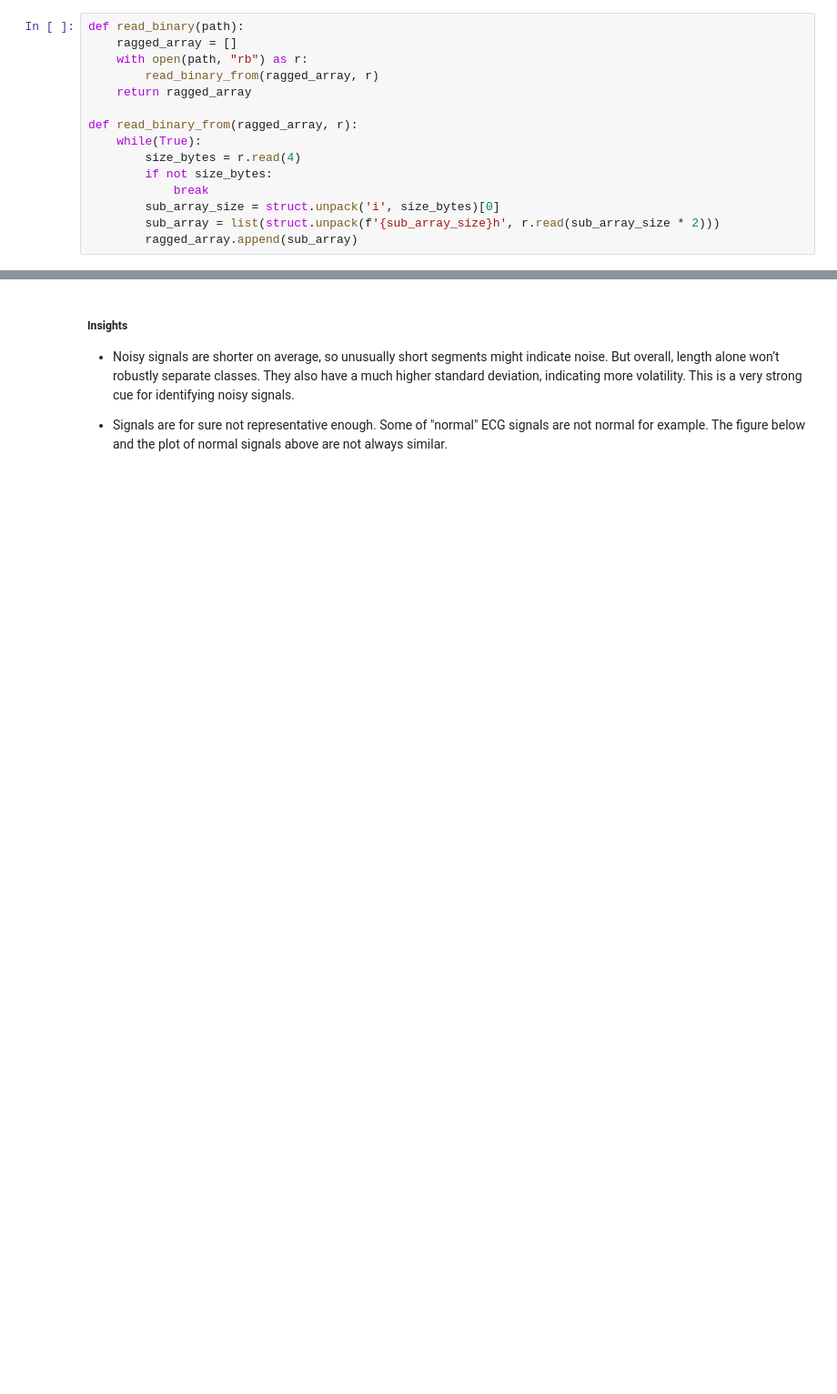
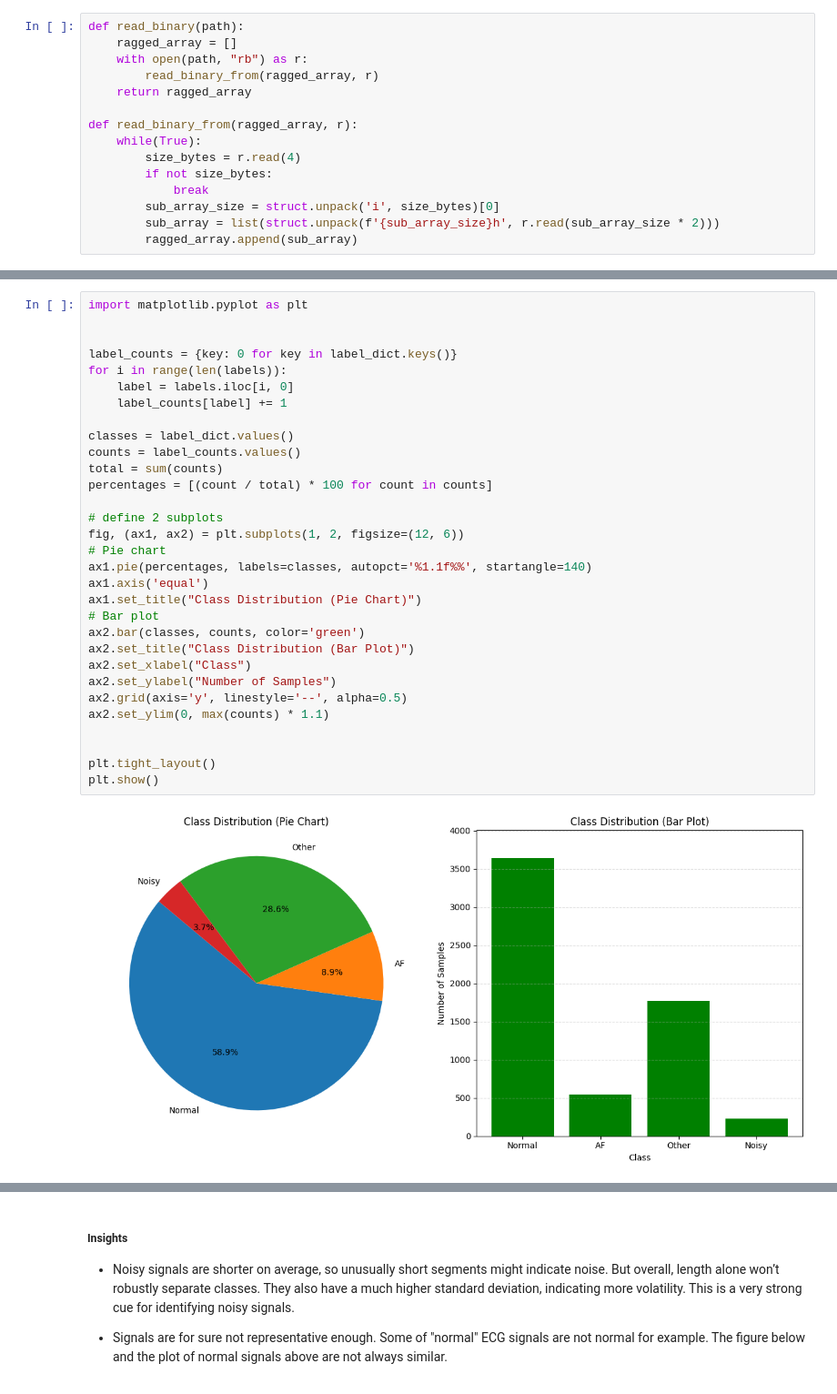
Before and after one commit to emirhansarioglu/ecg-timeseries-model, a Jupyter notebook: Dataset_Exploration/EDA.ipynb, the cells around one changed output, grey strips where cells are left out. Shown at 91% size. Saved outputs shown, nothing was run; the diff lists cells and outputs as text; blank space fills up the shorter version.

```diff
--- a/Dataset_Exploration/EDA.ipynb
+++ b/Dataset_Exploration/EDA.ipynb
@@ -113,3 +123,36 @@ max_length: 18000
+# %%
+import matplotlib.pyplot as plt
+
+
+label_counts = {key: 0 for key in label_dict.keys()}
+for i in range(len(labels)):
+    label = labels.iloc[i, 0]
+    label_counts[label] += 1
+
+classes = label_dict.values()
+counts = label_counts.values()
+total = sum(counts)
+percentages = [(count / total) * 100 for count in counts]
+
+# define 2 subplots
+fig, (ax1, ax2) = plt.subplots(1, 2, figsize=(12, 6))
+# Pie chart
+ax1.pie(percentages, labels=classes, autopct='%1.1f%%', startangle=140)
+ax1.axis('equal')
+ax1.set_title("Class Distribution (Pie Chart)")
+# Bar plot
+ax2.bar(classes, counts, color='green')
+ax2.set_title("Class Distribution (Bar Plot)")
+ax2.set_xlabel("Class")
+ax2.set_ylabel("Number of Samples")
+ax2.grid(axis='y', linestyle='--', alpha=0.5)
+ax2.set_ylim(0, max(counts) * 1.1)
+
+
+plt.tight_layout()
+plt.show()
+# %% [output]
+[figure, added]
 # %%
 fig, axes = plt.subplots(4, 2, figsize=(16, 20))
 axes = axes.flatten()
```
Also changed, not shown: parts of 20 cells of this notebook, 1 other file.
